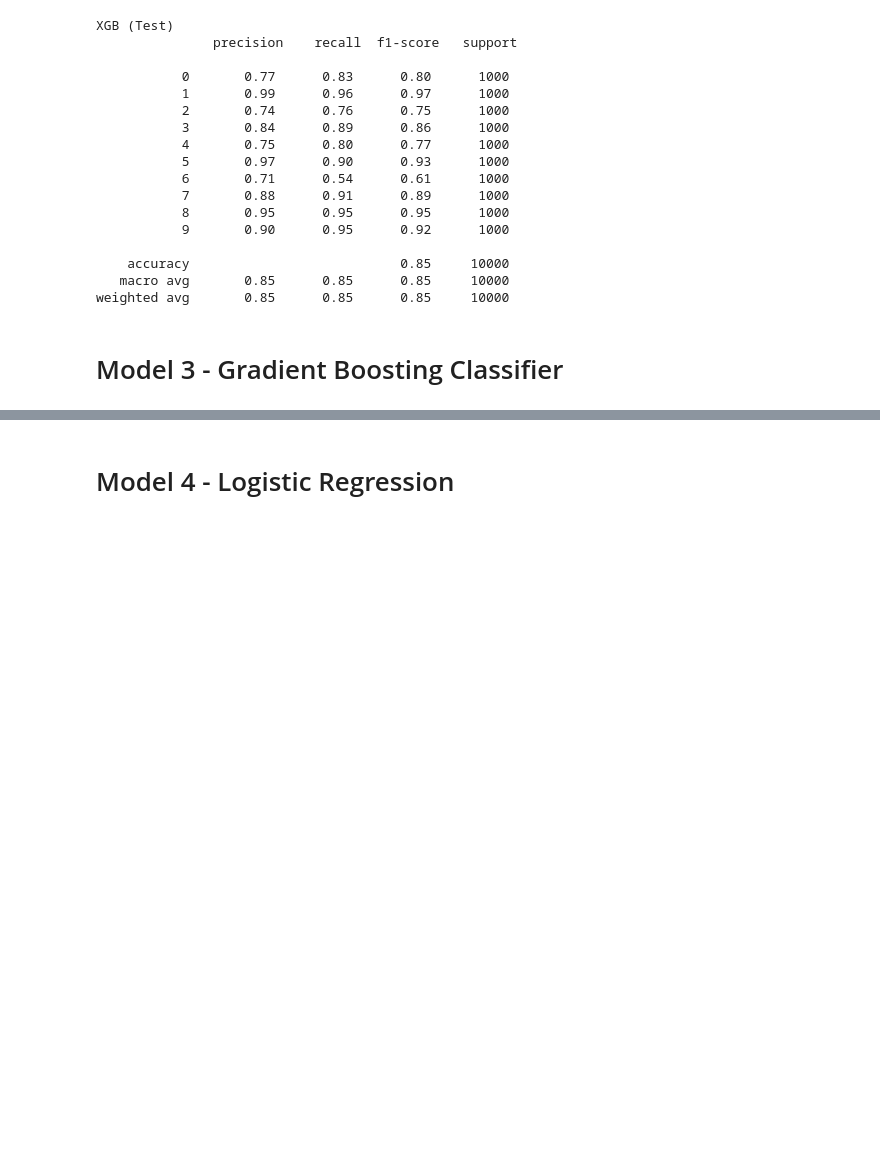
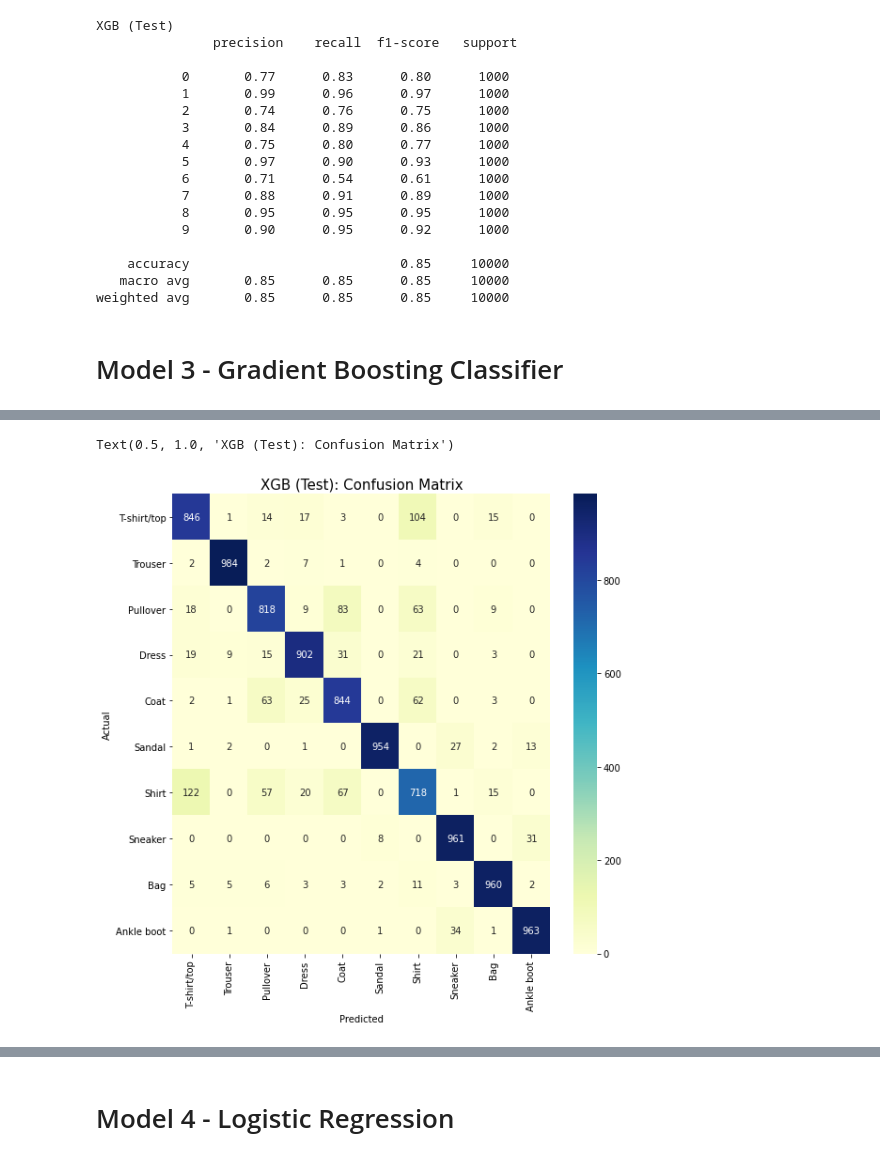
Before and after one commit to vivianah/fashion-mnsit-deeplearning, a Jupyter notebook: notebooks/mnist_fashion_analysis.ipynb, the cells around one changed output, grey strips where cells are left out. Cells and saved outputs as stored; diff of their text form; code cells hidden in the pictures; blank space fills up the shorter version.

```diff
--- a/notebooks/mnist_fashion_analysis.ipynb
+++ b/notebooks/mnist_fashion_analysis.ipynb
@@ -383 +417,13 @@ data_to_load = files.upload()
+# %%
+# plot confusion matrix
+gbc_cm = confusion_matrix(y_test, gbc_pred)
+
+plt.figure(figsize=(9,9))
+sns.heatmap(gbc_cm, annot=True, fmt='1', xticklabels = target_names, yticklabels = target_names, cmap="YlGnBu")
+plt.ylabel('Actual')
+plt.xlabel('Predicted');
+plt.title('XGB (Test): Confusion Matrix', size = 15)
+# %% [output]
+Text(0.5, 1.0, 'XGB (Test): Confusion Matrix')
+[figure, added]
 # %%
```
Also changed, not shown: parts of 25 cells of this notebook.
